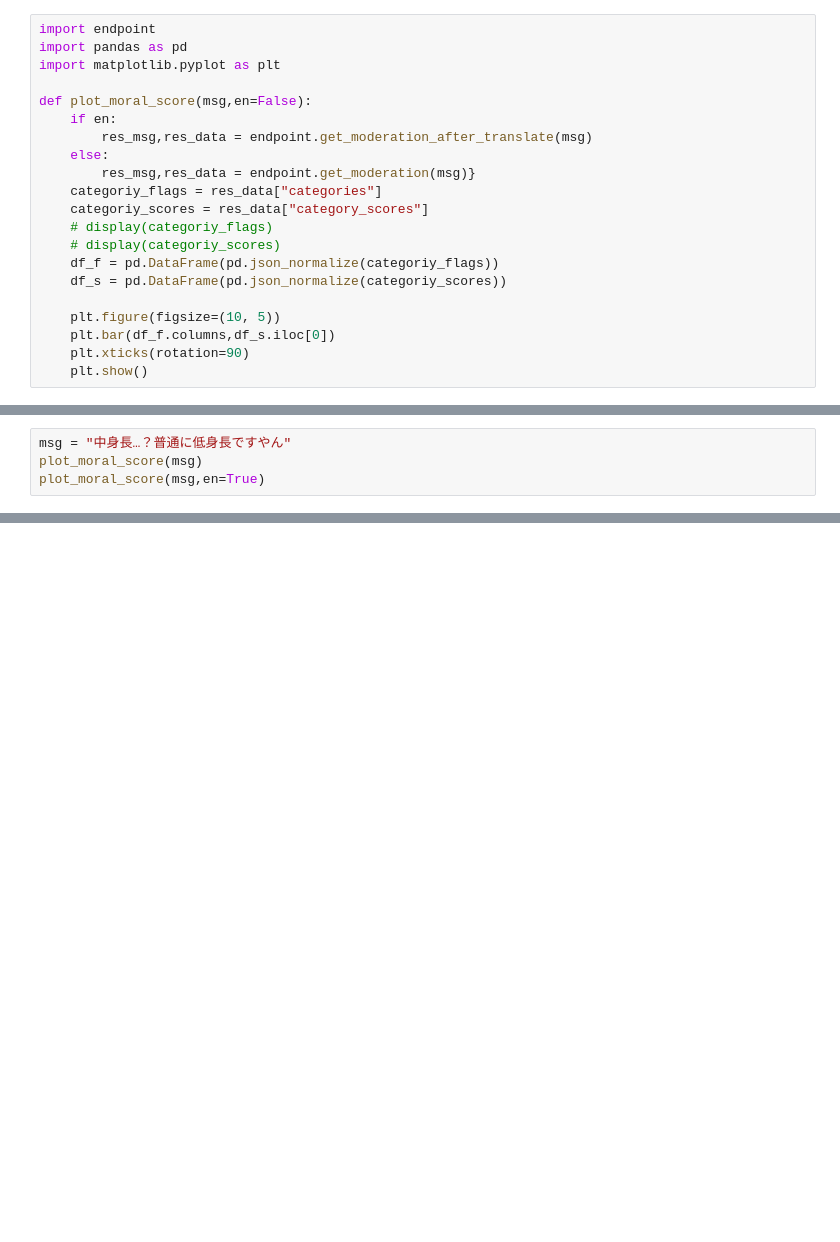
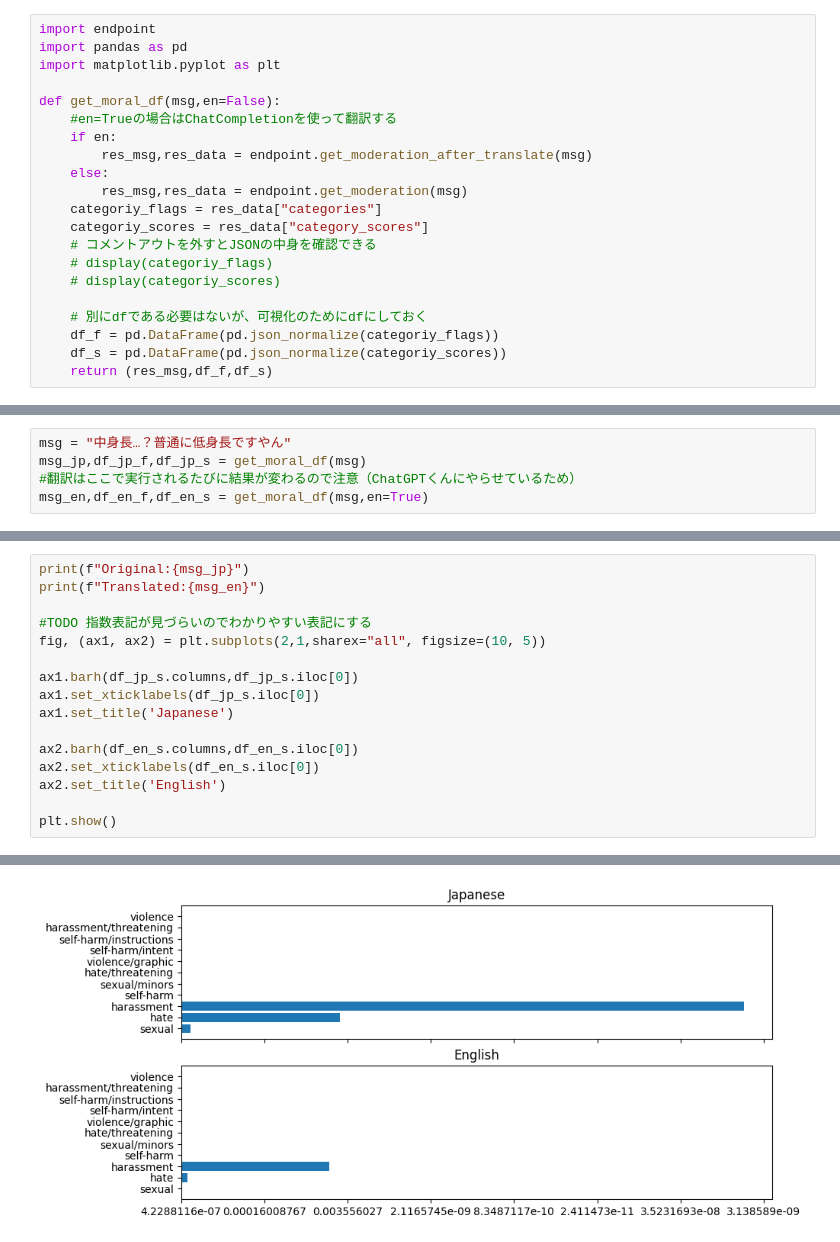
Before and after one commit to kamesan1577/moral-check-gpt, a Jupyter notebook: main.ipynb, the cells around one changed output, grey strips where cells are left out. Drawn from its saved outputs; the diff is of its cells as text; blank space fills up the shorter version.

```diff
--- a/main.ipynb
+++ b/main.ipynb
@@ -3,19 +8,19 @@ import endpoint
 import pandas as pd
 import matplotlib.pyplot as plt
 
-def plot_moral_score(msg,en=False):
+def get_moral_df(msg,en=False):
+    #en=Trueの場合はChatCompletionを使って翻訳する
     if en:
         res_msg,res_data = endpoint.get_moderation_after_translate(msg)
     else:
-        res_msg,res_data = endpoint.get_moderation(msg)}
+        res_msg,res_data = endpoint.get_moderation(msg)
     categoriy_flags = res_data["categories"]
     categoriy_scores = res_data["category_scores"]
+    # コメントアウトを外すとJSONの中身を確認できる
     # display(categoriy_flags)
     # display(categoriy_scores)
+
+    # 別にdfである必要はないが、可視化のためにdfにしておく
     df_f = pd.DataFrame(pd.json_normalize(categoriy_flags))
     df_s = pd.DataFrame(pd.json_normalize(categoriy_scores))
-
-    plt.figure(figsize=(10, 5))
-    plt.bar(df_f.columns,df_s.iloc[0])
-    plt.xticks(rotation=90)
-    plt.show()
+    return (res_msg,df_f,df_s)
@@ -22,4 +29,5 @@ def plot_moral_score(msg,en=False):
 # %%
 msg = "中身長…？普通に低身長ですやん"
-plot_moral_score(msg)
-plot_moral_score(msg,en=True)
+msg_jp,df_jp_f,df_jp_s = get_moral_df(msg)
+#翻訳はここで実行されるたびに結果が変わるので注意（ChatGPTくんにやらせているため）
+msg_en,df_en_f,df_en_s = get_moral_df(msg,en=True)
@@ -31,0 +50,17 @@ plot_moral_score(msg,en=True)
+# %%
+print(f"Original:{msg_jp}")
+print(f"Translated:{msg_en}")
+
+#TODO 指数表記が見づらいのでわかりやすい表記にする
+fig, (ax1, ax2) = plt.subplots(2,1,sharex="all", figsize=(10, 5))
+
+ax1.barh(df_jp_s.columns,df_jp_s.iloc[0])
+ax1.set_xticklabels(df_jp_s.iloc[0])
+ax1.set_title('Japanese')
+
+ax2.barh(df_en_s.columns,df_en_s.iloc[0])
+ax2.set_xticklabels(df_en_s.iloc[0])
+ax2.set_title('English')
+
+plt.show()
+# %% [output]
@@ -31,0 +69 @@ plot_moral_score(msg,en=True)
+[figure, added]
```
Also changed, not shown: parts of 7 cells of this notebook.
